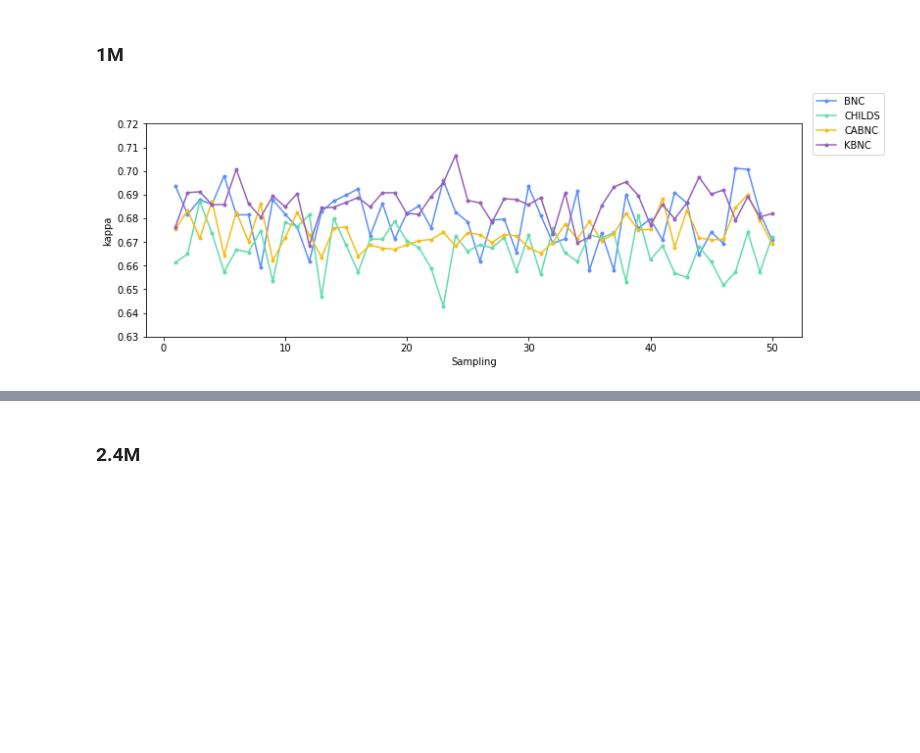
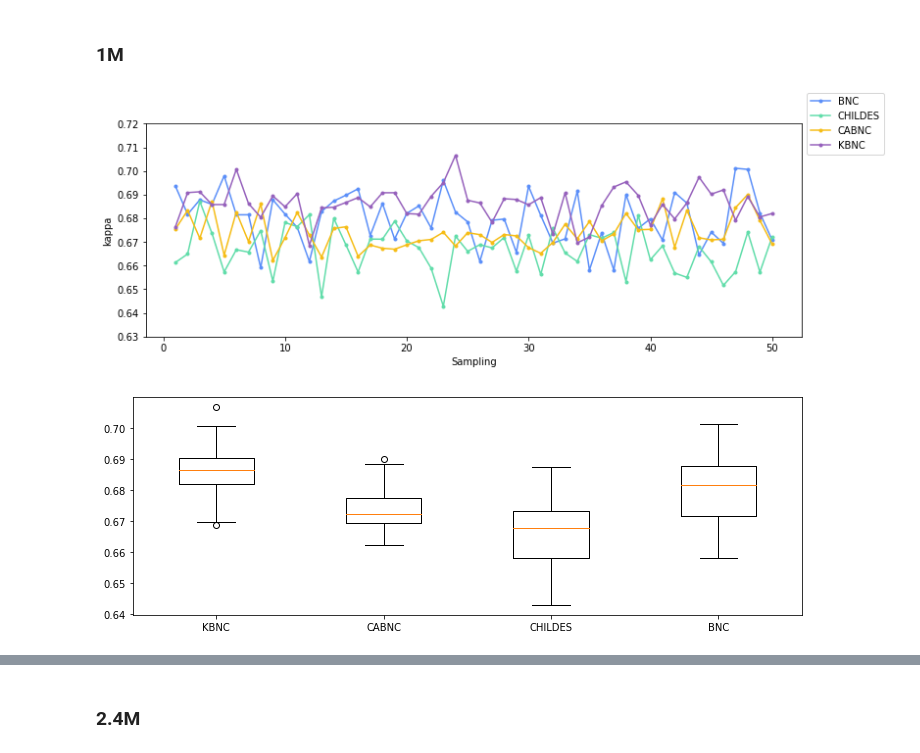
Before and after one commit to DanferWang/Basic_Level_work, a Jupyter notebook: corpora_size/results_by_size.ipynb, the cells around one changed output, grey strips where cells are left out. Saved outputs shown, nothing was run; the diff lists cells and outputs as text; code cells hidden in the pictures; blank space fills up the shorter version.

Commit message:
add Wilcoxon one sided test and boxplots

```diff
--- a/corpora_size/results_by_size.ipynb
+++ b/corpora_size/results_by_size.ipynb
@@ -47,27 +47,36 @@ for index, row in bnc_df.iterrows():
 # %%
 # kappa
 kbnc_kappa_1m = np.array(kbnc_kappa_df[0:1]).transpose()
 cabnc_kappa_1m = np.array(cabnc_kappa_df[0:1]).transpose()
 childes_kappa_1m = np.array(childes_kappa_df[0:1]).transpose()
 bnc_kappa_1m = np.array(bnc_kappa_df[0:1]).transpose()
 
 fig, ax = plt.subplots()
 fig.set_facecolor('white')
 fig.set_figwidth(12)
 x = np.array([x+1 for x in range(50)])
 ax.plot(x, bnc_kappa_1m, label='BNC', marker='.', color='#5B8FF9')
-ax.plot(x, childes_kappa_1m, label='CHILDS', marker='.', color='#61DDAA')
+ax.plot(x, childes_kappa_1m, label='CHILDES', marker='.', color='#61DDAA')
 ax.plot(x, cabnc_kappa_1m, label='CABNC', marker='.', color='#F6BD16')
 ax.plot(x, kbnc_kappa_1m, label='KBNC', marker='.', color='#9661BC')
 
 ax.set(xlabel='Sampling', ylabel='kappa', ylim=[0.63, 0.72])
 
 fig.legend()
 
 plt.savefig('./readme.assets/Global_1m_kappa.png')
 plt.show()
+
+labels = ['KBNC', 'CABNC', 'CHILDES', 'BNC']
+data = pd.concat([kbnc_kappa_df[0:1].transpose(), cabnc_kappa_df[0:1].transpose(), childes_kappa_df[0:1].transpose(), bnc_kappa_df[0:1].transpose()], axis=1, ignore_index=True)
+data.columns = labels
+plt.figure(figsize=(12,4))
+plt.boxplot([data['KBNC'], data['CABNC'], data['CHILDES'], data['BNC']], labels=labels)
+plt.savefig('./readme.assets/Global_1m_kappa_box.png')
+plt.show()
 # %% [output]
-[figure, old version]
+[figure, new version]
+[figure, added]
 # %%
 # balanced accuracy
 kbnc_balancedacc_1m = np.array(kbnc_balanced_acc_df[0:1]).transpose()
```
Also changed, not shown: parts of 17 cells of this notebook, 21 other files.
